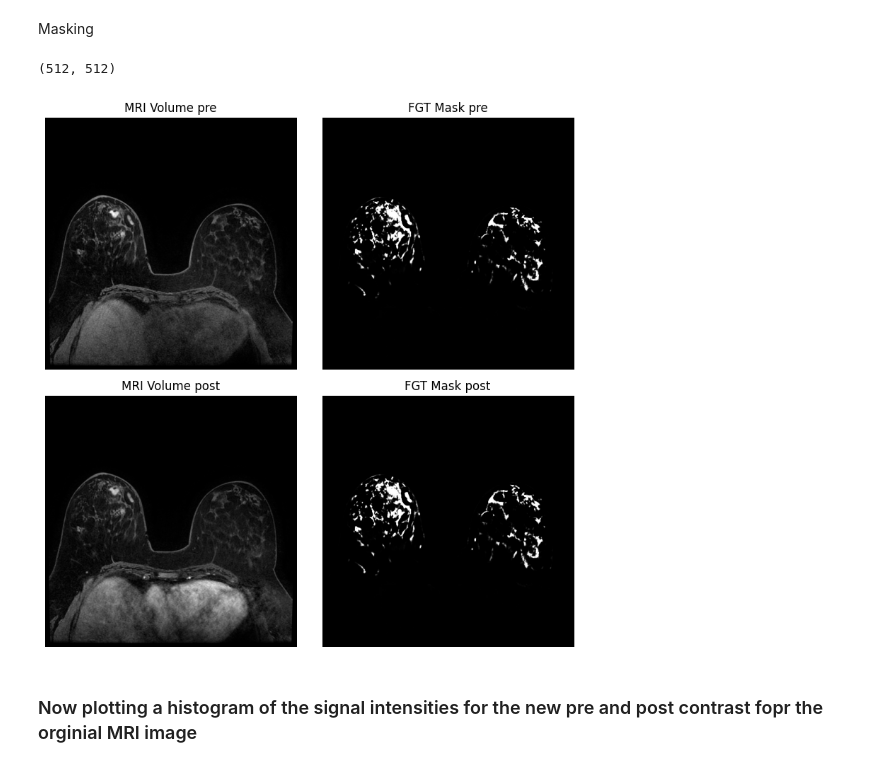
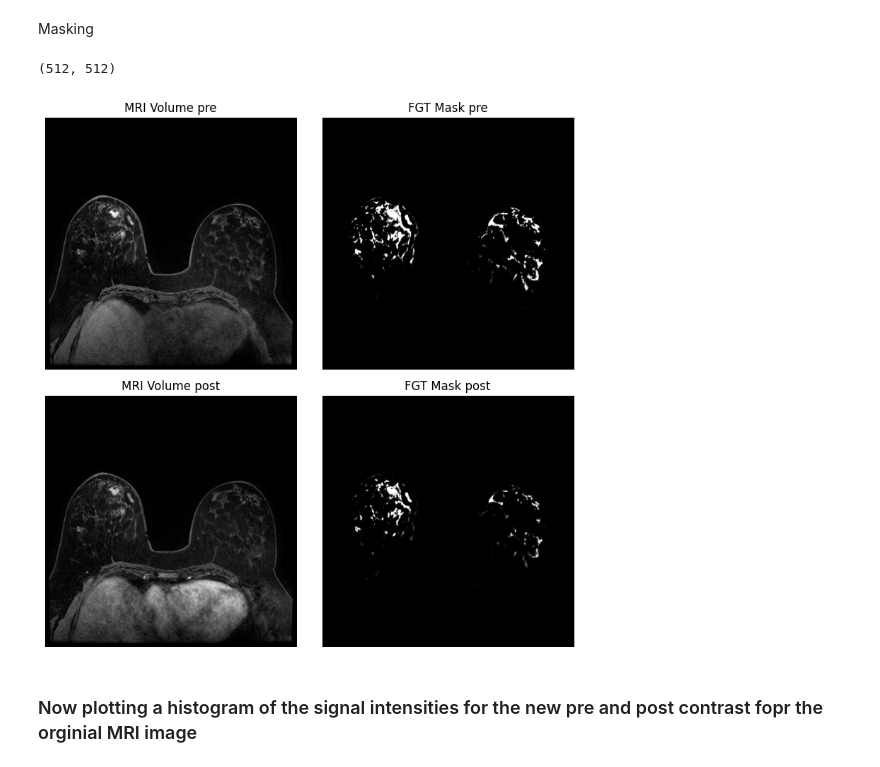
Before and after one commit to hsuryainfo/3D-Breast-FGT-and-Blood-Vessel-Segmentation, a Jupyter notebook: contrast_enchan.ipynb, the cells around one changed output. Drawn from its saved outputs; the diff is of its cells as text; code cells hidden in the pictures.

```diff
--- a/contrast_enchan.ipynb
+++ b/contrast_enchan.ipynb
@@ -97,37 +95,38 @@ axes[0, 0].axis('off')
 # Plot pre-contrast segmentation
 #axes[0, 1].imshow(fgt_pre_path[0,:,:], cmap='Greys')
 #axes[0, 1].set_title('Pre-Contrast FGT')
 
 
 # Plot post-contrast DICOM image
 #axes[1, 0].imshow(post_contrast_img, cmap='gray')
 #axes[1, 0].set_title('Post-Contrast DICOM')
-
+fgt_seg_pre = np.load(fgt_pre_path)
+fgt_seg_post = np.load(fgt_post_path)
 
 axes[0, 1].set_title('FGT Mask pre')
-axes[0, 1].imshow(fgt_slice_42_pre[0,:,:], cmap = 'Greys')
+axes[0, 1].imshow(fgt_seg_pre[2,:,:,42], cmap = 'gray')
 axes[0, 1].axis('off')
 
 
 axes[1, 0].set_title('MRI Volume post')
 axes[1, 0].imshow(post_contrast_img[:,:], cmap = 'gray')
 axes[1, 0].axis('off')
 
 axes[1, 1].set_title('FGT Mask post')
-axes[1, 1].imshow(fgt_slice_42_post[0,:,:], cmap = 'Greys')
+axes[1, 1].imshow(fgt_seg_post[2,:,:,42], cmap = 'gray')
 axes[1, 1].axis('off')
 
 
 # Plot post-contrast segmentation
 #axes[1, 1].imshow(fgt_post_path, cmap='Greys')
 #axes[1, 1].set_title('Post-Contrast FGT')
 
 # Adjust layout
 plt.tight_layout()
 plt.show()
 # %% [output]
 (512, 512)
-[figure, old version]
+[figure, new version]
 # %% [markdown]
 ### Now plotting a histogram of the signal intensities for the new pre and post contrast fopr the orginial MRI image
 # %%
```
Also changed, not shown: parts of 8 cells of this notebook.
